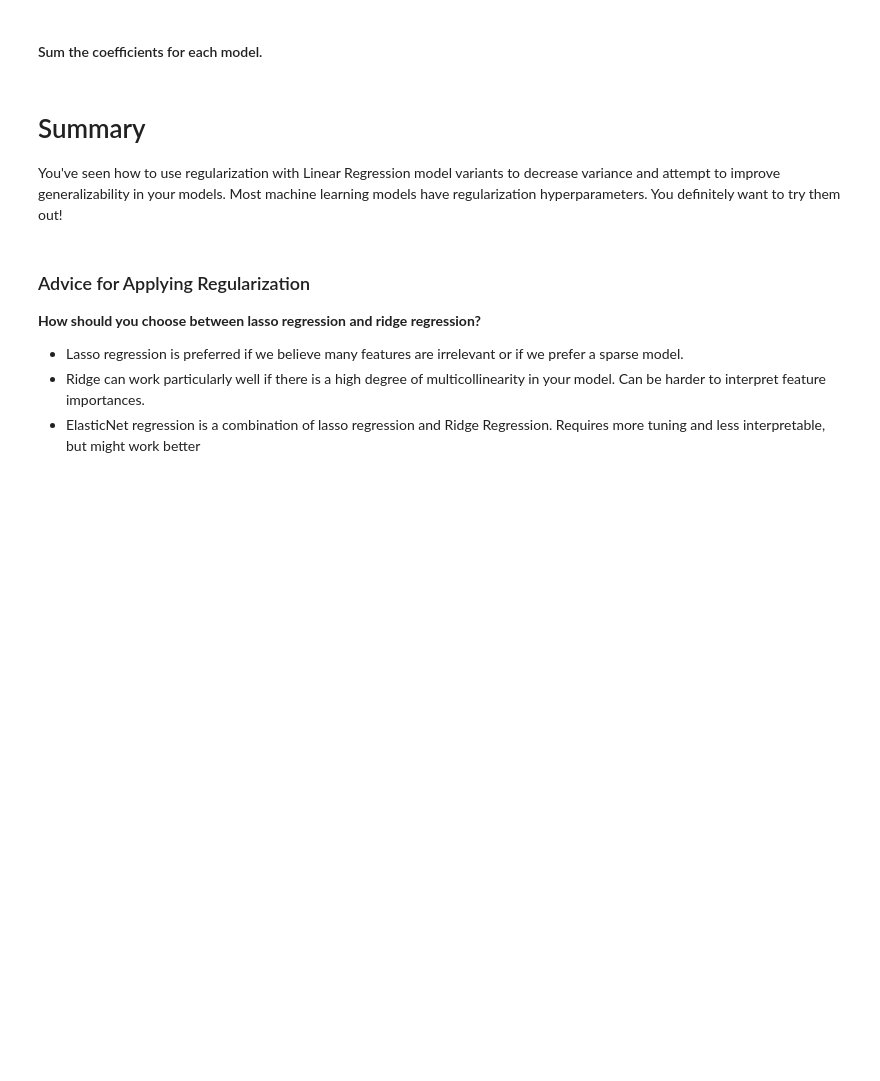
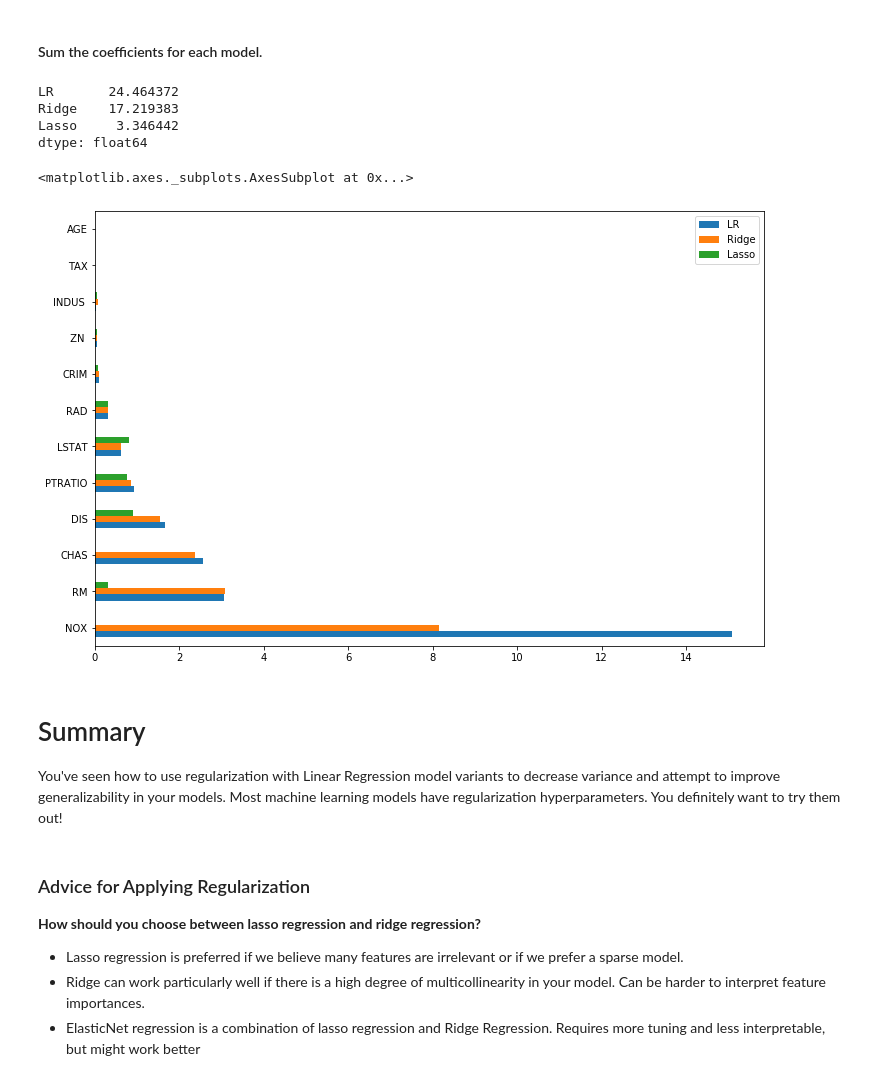
Before and after one commit to ersingt/coursework, a Jupyter notebook: 04-Week/02-lasso_ridge/lasso_ridge.ipynb, the cells around one changed output. Saved outputs shown, nothing was run; the diff lists cells and outputs as text; code cells hidden in the pictures; blank space fills up the shorter version.

```diff
--- a/04-Week/02-lasso_ridge/lasso_ridge.ipynb
+++ b/04-Week/02-lasso_ridge/lasso_ridge.ipynb
@@ -107,0 +191,4 @@ Make a DataFrame, plot, and look at the absolute value of the magnitudes of each
+# %%
+df_lr_vals = df_lr.T.abs().sort_values(by=0, ascending=False)
+df_lr_vals.columns=['LR']
+df_lr_vals
@@ -108,2 +209,5 @@ Make a DataFrame, plot, and look at the absolute value of the magnitudes of each
 # %% [markdown]
 #### Ridge
+# %%
+df_ridge = pd.DataFrame( [ridge.coef_], columns=feature_cols)
+df_ridge
@@ -127,2 +269,5 @@ df_lasso_vals
 # %% [markdown]
 #### concatenate the DataFrames
+# %%
+df_coefficients = pd.concat([df_lr_vals, df_ridge_vals, df_lasso_vals], axis=1)
+df_coefficients
@@ -129,5 +288,17 @@ df_lasso_vals
 # %% [markdown]
 #### Sum the coefficients for each model.
+# %%
+df_coefficients.sum()
+# %% [output]
+LR       24.464372
+Ridge    17.219383
+Lasso     3.346442
+dtype: float64
+# %%
+df_coefficients.plot(kind='barh', figsize=(12, 8))
+# %% [output]
+<matplotlib.axes._subplots.AxesSubplot at 0x...>
+[figure, added]
 # %% [markdown]
 # Summary
 
```
Also changed, not shown: parts of 20 cells of this notebook, 6 other files.
